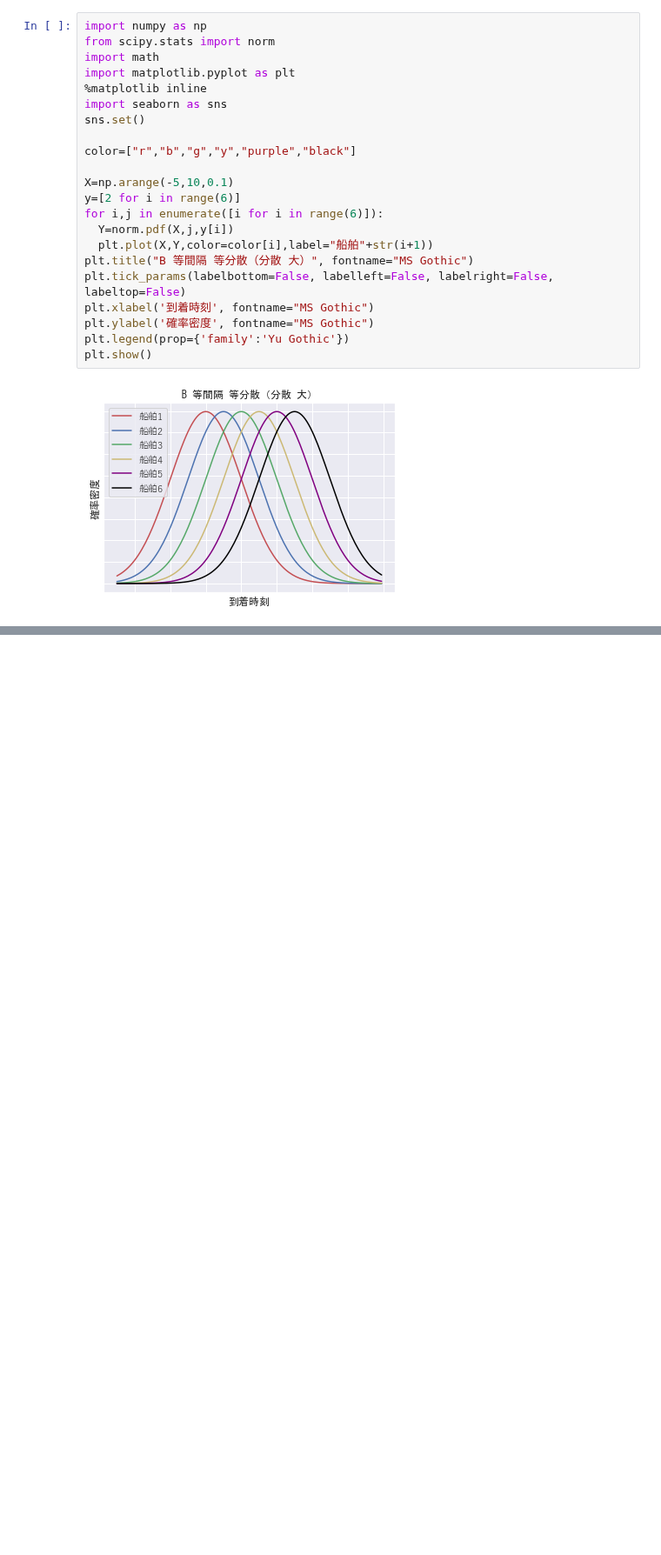
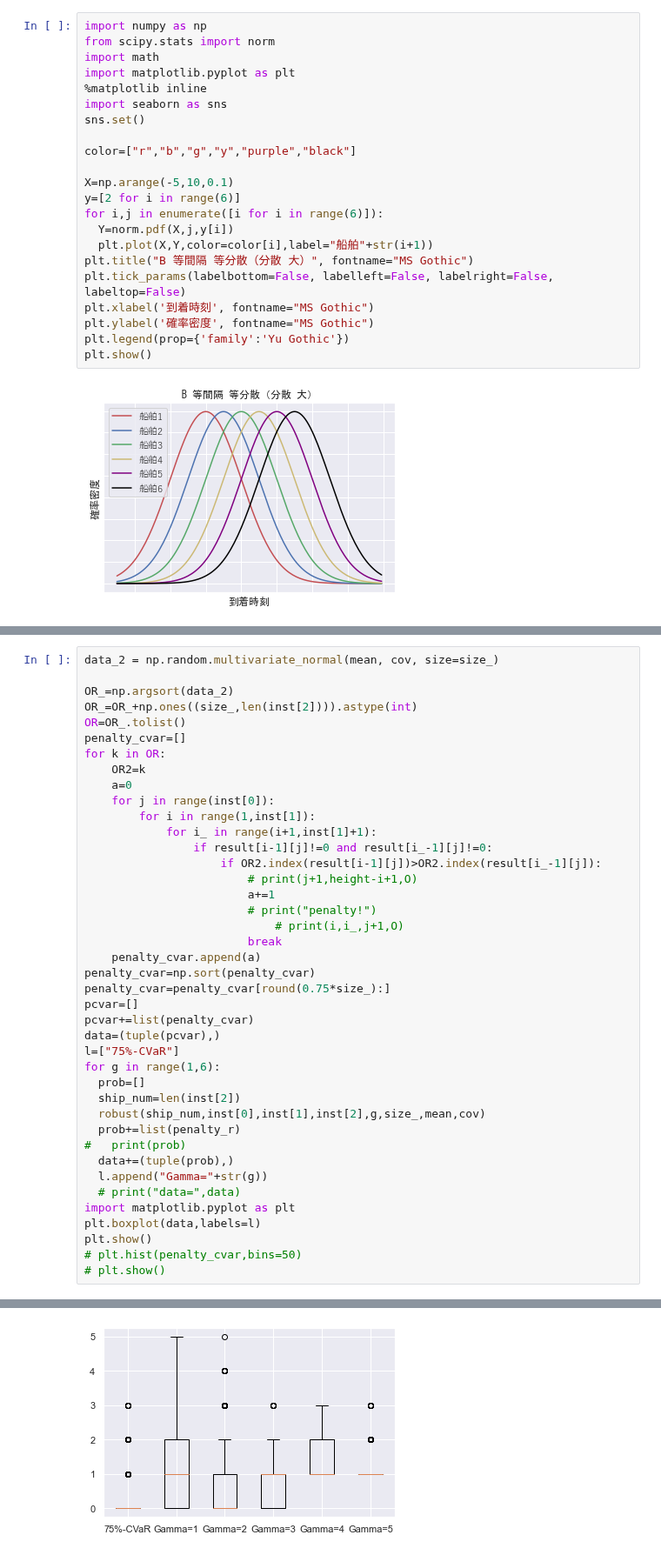
Before and after one commit to ikumadaiki/CPMP, a Jupyter notebook: callback.ipynb, the cells around one changed output, grey strips where cells are left out. Shown at 87% size. Cells and saved outputs as stored; diff of their text form; blank space fills up the shorter version.

```diff
--- a/callback.ipynb
+++ b/callback.ipynb
@@ -918,0 +981,42 @@ plt.show()
+# %%
+data_2 = np.random.multivariate_normal(mean, cov, size=size_)
+
+OR_=np.argsort(data_2)
+OR_=OR_+np.ones((size_,len(inst[2]))).astype(int)
+OR=OR_.tolist()
+penalty_cvar=[]
+for k in OR:
+    OR2=k
+    a=0
+    for j in range(inst[0]):
+        for i in range(1,inst[1]):
+            for i_ in range(i+1,inst[1]+1):
+                if result[i-1][j]!=0 and result[i_-1][j]!=0:
+                    if OR2.index(result[i-1][j])>OR2.index(result[i_-1][j]):
+                        # print(j+1,height-i+1,O)
+                        a+=1
+                        # print("penalty!")
+                            # print(i,i_,j+1,O)
+                        break
+    penalty_cvar.append(a)
+penalty_cvar=np.sort(penalty_cvar)
+penalty_cvar=penalty_cvar[round(0.75*size_):]
+pcvar=[]
+pcvar+=list(penalty_cvar)
+data=(tuple(pcvar),)
+l=["75%-CVaR"]
+for g in range(1,6):
+  prob=[]
+  ship_num=len(inst[2])
+  robust(ship_num,inst[0],inst[1],inst[2],g,size_,mean,cov)
+  prob+=list(penalty_r)
+#   print(prob)
+  data+=(tuple(prob),)
+  l.append("Gamma="+str(g))
+  # print("data=",data)
+import matplotlib.pyplot as plt
+plt.boxplot(data,labels=l)
+plt.show()
+# plt.hist(penalty_cvar,bins=50)
+# plt.show()
+# %% [output]
@@ -918,0 +1040 @@ plt.show()
+[figure, added]
```
Also changed, not shown: parts of 13 cells of this notebook.
